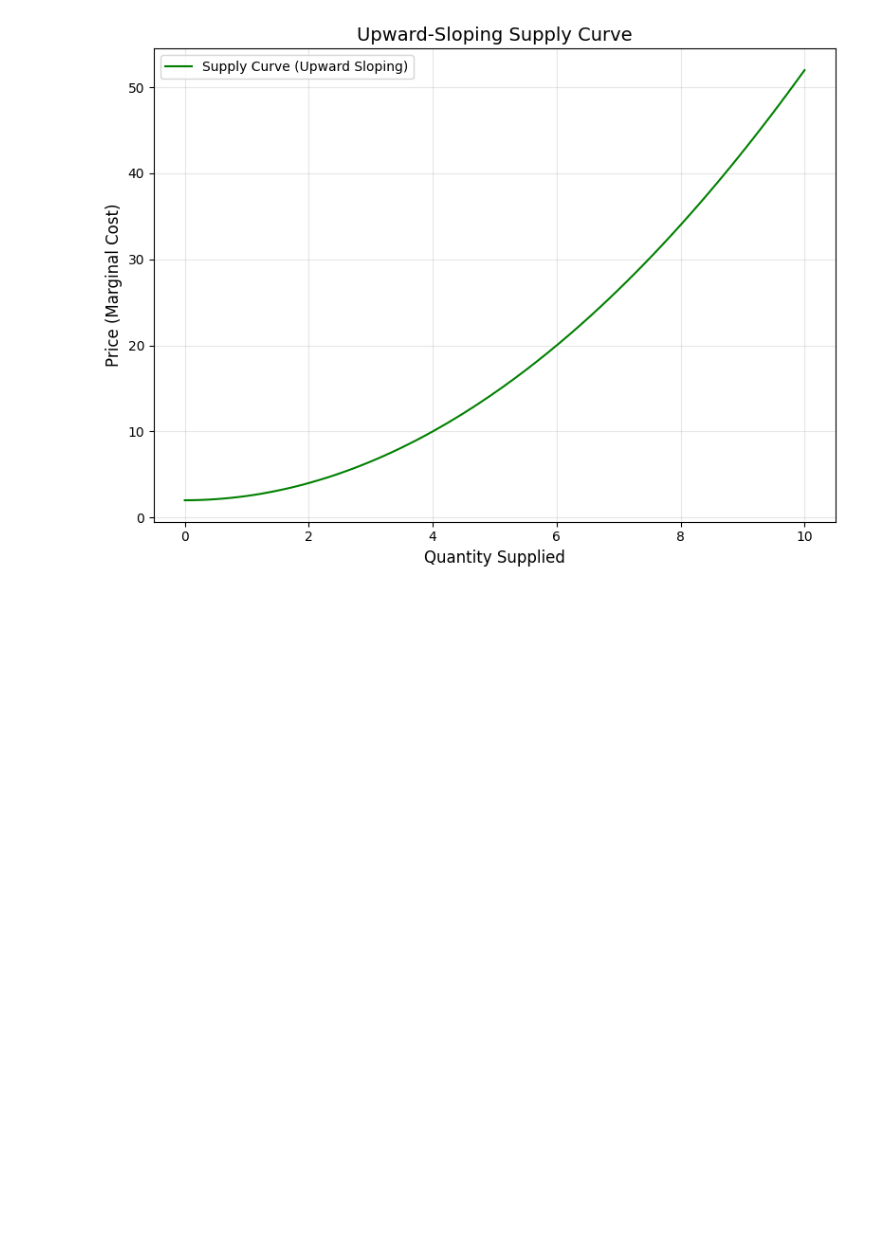
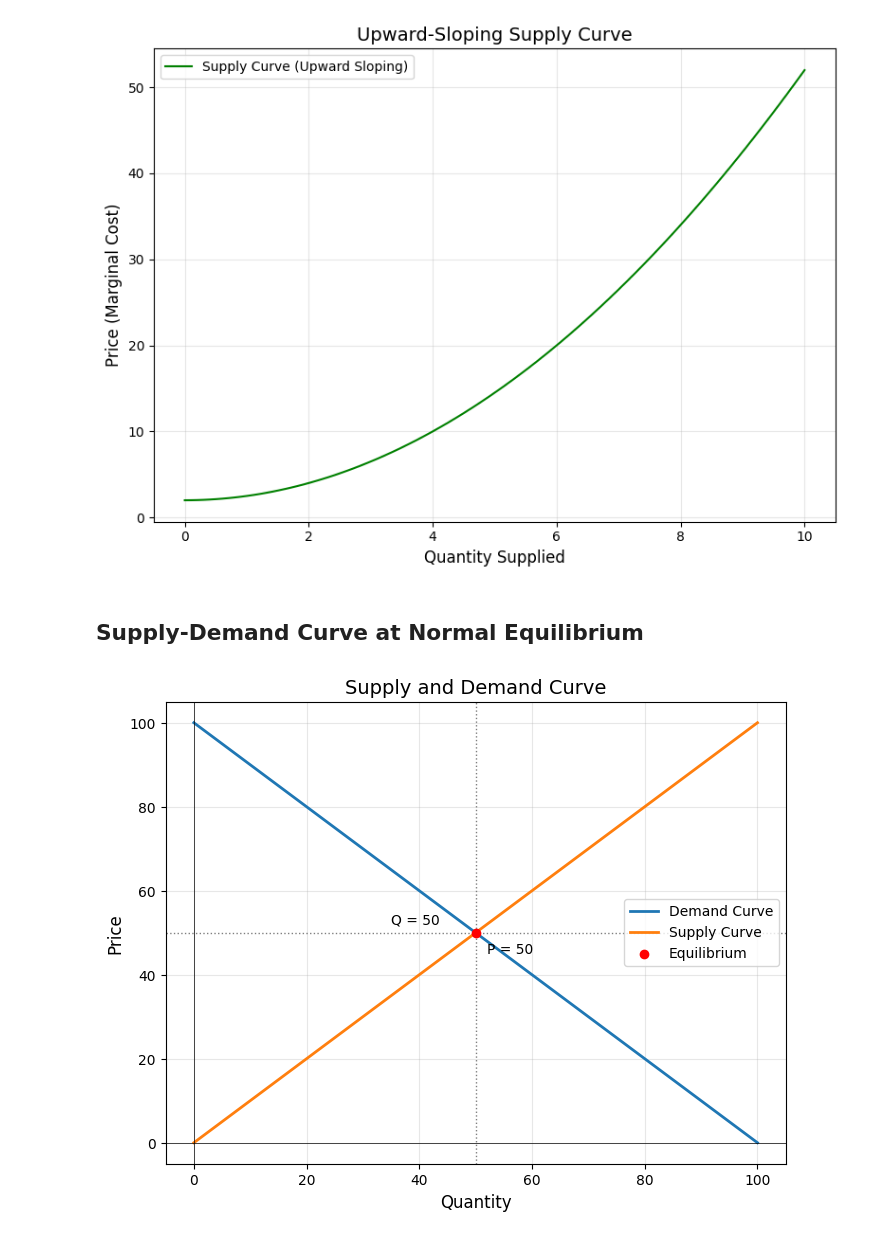
Before and after one commit to yuvarajd85/ai-ml-learnings-exemplars, a Jupyter notebook: notebooks/Pandas-Exemplars.ipynb, the cells around one changed output. Drawn from its saved outputs; the diff is of its cells as text; code cells hidden in the pictures; blank space fills up the shorter version.

Commit message:
Supply demand curve graphs

```diff
--- a/notebooks/Pandas-Exemplars.ipynb
+++ b/notebooks/Pandas-Exemplars.ipynb
@@ -60,3 +60,37 @@ plt.tight_layout()
 plt.show()
 # %% [output]
 [figure]
+# %% [markdown]
+## Supply-Demand Curve at Normal Equilibrium
+# %%
+# Plot the curves with equilibrium annotations
+plt.figure(figsize=(8, 6))
+plt.plot(demand, price, label='Demand Curve', linestyle='-', linewidth=2)
+plt.plot(supply, price, label='Supply Curve', linestyle='-', linewidth=2)
+
+# Equilibrium point
+equilibrium_price = 50
+equilibrium_quantity = 50
+plt.scatter(equilibrium_quantity, equilibrium_price, color='red', label='Equilibrium', zorder=5)
+
+# Add lines to specify equilibrium values
+plt.axhline(y=equilibrium_price, color='gray', linestyle=':', linewidth=1)
+plt.axvline(x=equilibrium_quantity, color='gray', linestyle=':', linewidth=1)
+
+# Add text annotations for equilibrium values
+plt.text(equilibrium_quantity + 2, equilibrium_price - 5, f'P = {equilibrium_price}', color='black')
+plt.text(equilibrium_quantity - 15, equilibrium_price + 2, f'Q = {equilibrium_quantity}', color='black')
+
+# Add labels and annotations
+plt.title('Supply and Demand Curve', fontsize=14)
+plt.xlabel('Quantity', fontsize=12)
+plt.ylabel('Price', fontsize=12)
+plt.axhline(0, color='black', linewidth=0.5, linestyle='-')
+plt.axvline(0, color='black', linewidth=0.5, linestyle='-')
+plt.legend(fontsize=10)
+plt.grid(alpha=0.3)
+
+# Display the plot
+plt.show()
+# %% [output]
+[figure, added]
```
Also changed, not shown: parts of 16 cells of this notebook.
